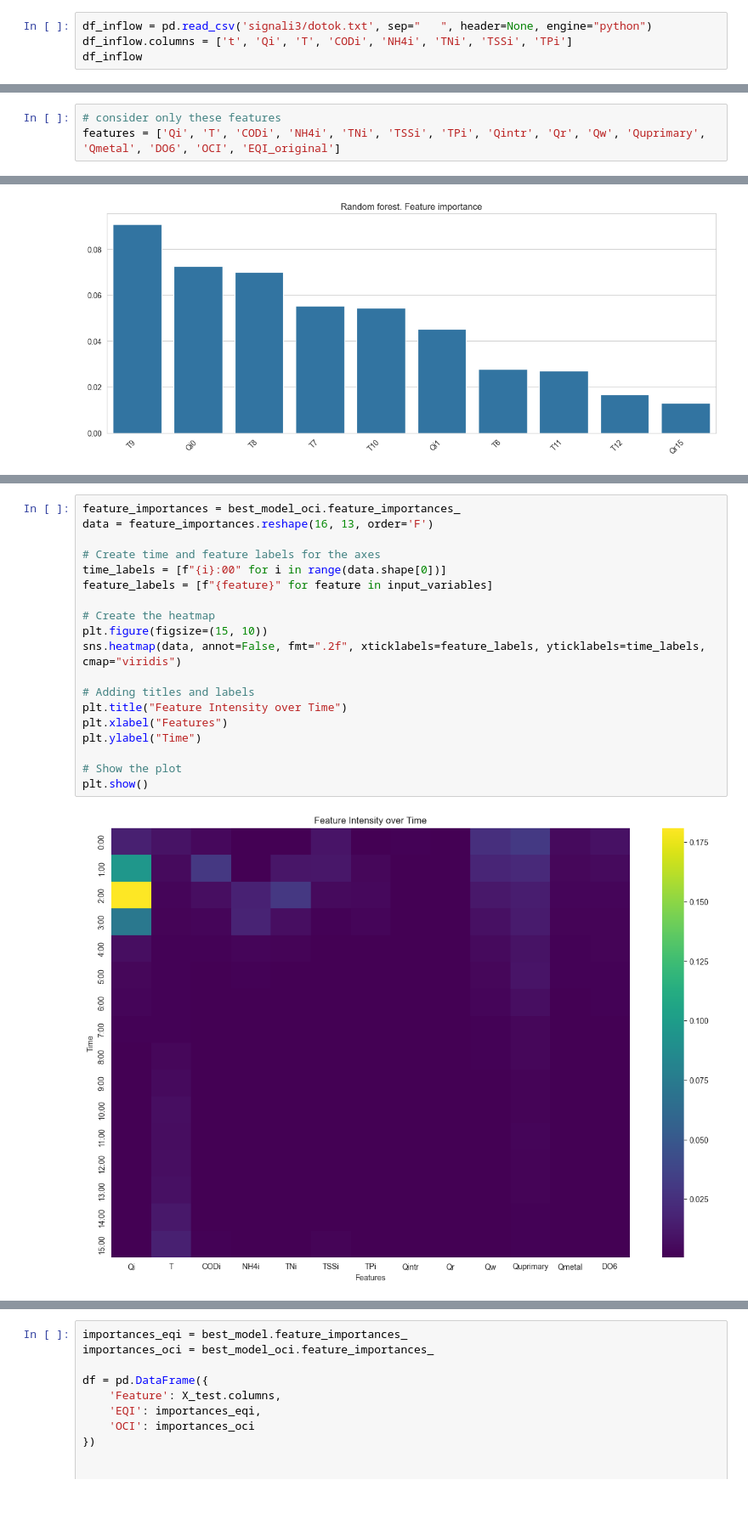
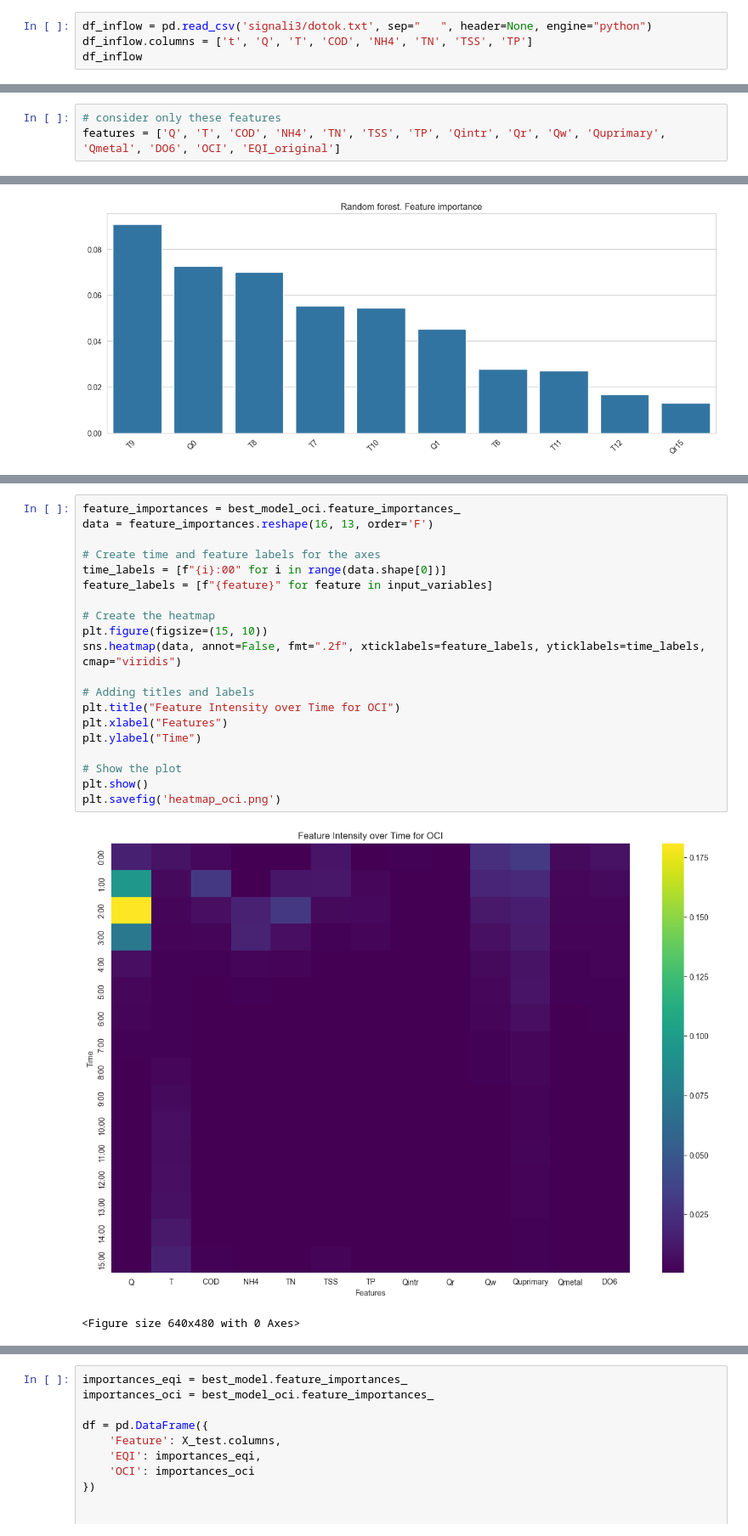
Before and after one commit to lanadominkovic/water-plant-analysis, a Jupyter notebook: wwtp_analysis.ipynb, the cells around one changed output, grey strips where cells are left out. Shown at 85% size. Drawn from its saved outputs; the diff is of its cells as text; blank space fills up the shorter version.

````diff
--- a/wwtp_analysis.ipynb
+++ b/wwtp_analysis.ipynb
@@ -35,6 +35,6 @@ TP Total Phosphorus
 ```
 # %%
 df_inflow = pd.read_csv('signali3/dotok.txt', sep="   ", header=None, engine="python")
-df_inflow.columns = ['t', 'Qi', 'T', 'CODi', 'NH4i', 'TNi', 'TSSi', 'TPi']
+df_inflow.columns = ['t', 'Q', 'T', 'COD', 'NH4', 'TN', 'TSS', 'TP']
 df_inflow
 # %% [output]
@@ -206,7 +206,7 @@ Index(['t', 'Qi', 'T', 'CODi', 'NH4i', 'TNi', 'TSSi', 'TPi', 'Qintr', 'Qr',
       dtype='object')
 # %%
 # consider only these features
-features = ['Qi', 'T', 'CODi', 'NH4i', 'TNi', 'TSSi', 'TPi', 'Qintr', 'Qr', 'Qw', 'Quprimary', 'Qmetal', 'DO6', 'OCI', 'EQI_original']
+features = ['Q', 'T', 'COD', 'NH4', 'TN', 'TSS', 'TP', 'Qintr', 'Qr', 'Qw', 'Quprimary', 'Qmetal', 'DO6', 'OCI', 'EQI_original']
 # %%
 df = df_hourly[features]
 df
@@ -526,24 +528,26 @@ accuracy, mae, mse, rmse, mape, r2 # train r2
 # %%
 feature_importances = best_model_oci.feature_importances_
 data = feature_importances.reshape(16, 13, order='F')
 
 # Create time and feature labels for the axes
 time_labels = [f"{i}:00" for i in range(data.shape[0])]
 feature_labels = [f"{feature}" for feature in input_variables]
 
 # Create the heatmap
 plt.figure(figsize=(15, 10))
 sns.heatmap(data, annot=False, fmt=".2f", xticklabels=feature_labels, yticklabels=time_labels, cmap="viridis")
 
 # Adding titles and labels
-plt.title("Feature Intensity over Time")
+plt.title("Feature Intensity over Time for OCI")
 plt.xlabel("Features")
 plt.ylabel("Time")
 
 # Show the plot
 plt.show()
+plt.savefig('heatmap_oci.png')
 # %% [output]
-[figure, old version]
+[figure, new version]
+<Figure size 640x480 with 0 Axes>
 # %%
 best_lags_rf = {}
 
````
Also changed, not shown: parts of 19 cells of this notebook, 29 other files.
